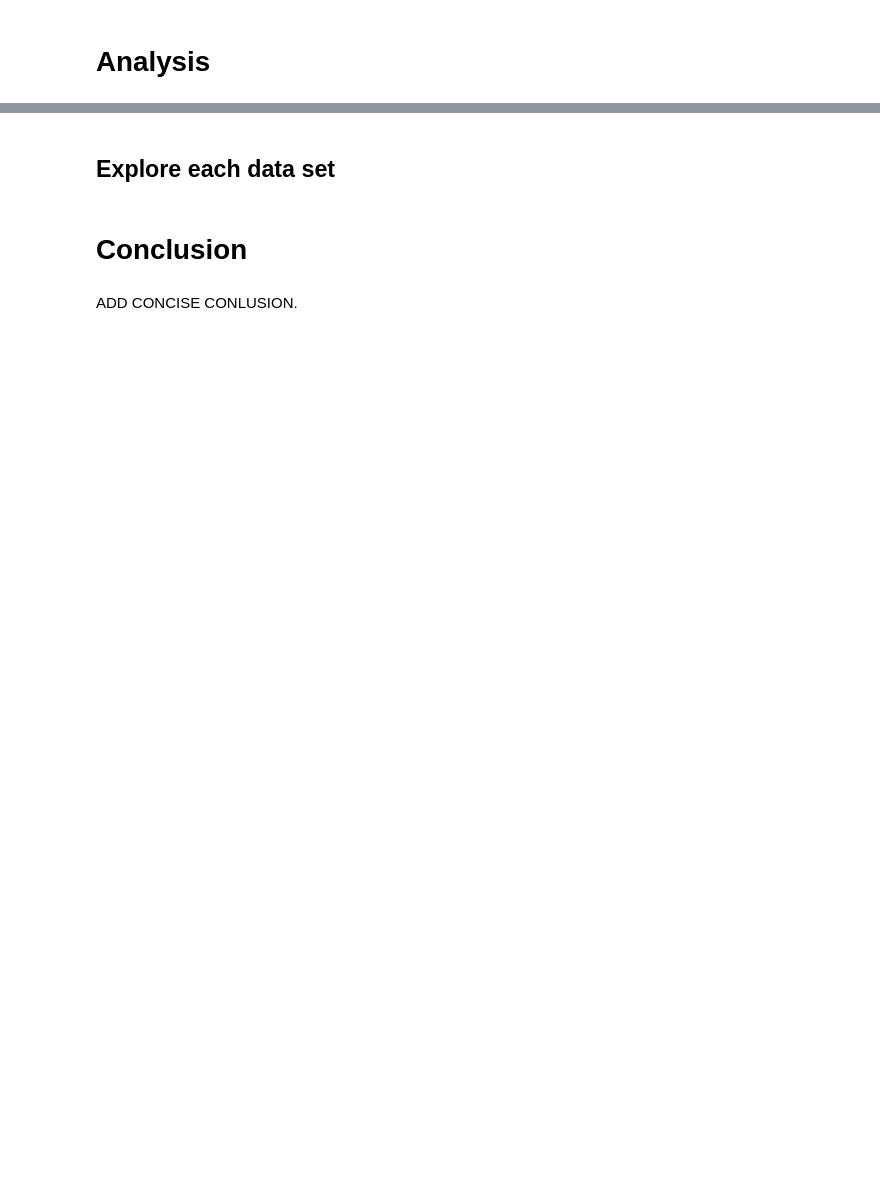
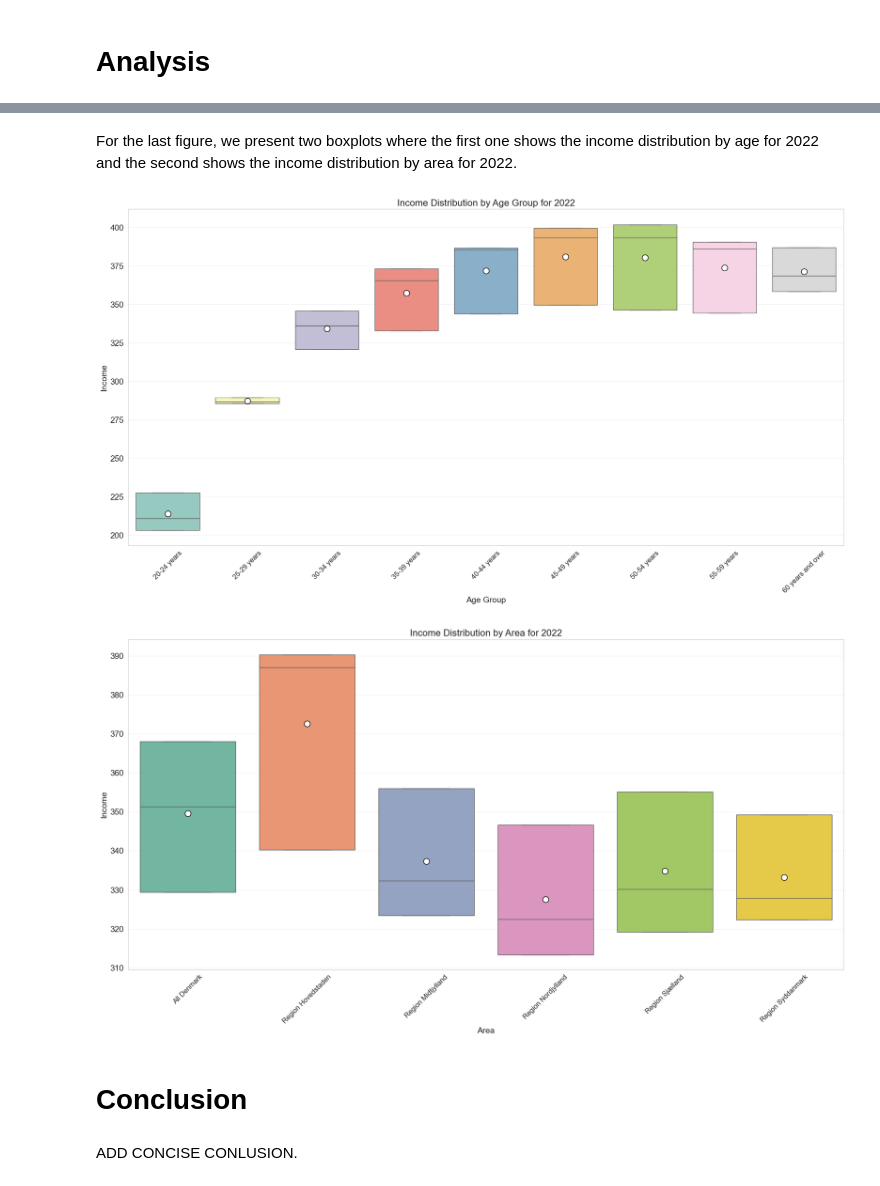
Before and after one commit to NumEconCopenhagen/projects-2024-isemjo, a Jupyter notebook: dataproject/dataproject.ipynb, the cells around one changed output, grey strips where cells are left out. Saved outputs shown, nothing was run; the diff lists cells and outputs as text; code cells hidden in the pictures; blank space fills up the shorter version.

```diff
--- a/dataproject/dataproject.ipynb
+++ b/dataproject/dataproject.ipynb
@@ -152,29 +498,36 @@ warnings.filterwarnings('ignore', category=FutureWarning)
+# %% [markdown]
+For the last figure, we present two boxplots where the first one shows the income distribution by age for 2022 and the second shows the income distribution by area for 2022.
 # %%
+# Filter merged_df for the most recent year
+merged_df_recent_year = merged_df[merged_df['TID'] == most_recent_year]
+
+# Now, proceed with your seaborn plots
 import seaborn as sns
 
 # Set the seaborn style for better aesthetics
 sns.set_style("whitegrid")
 
-# For Age Groups
+# Plotting the boxplot for Age Groups
 plt.figure(figsize=(18, 10))
 sns.boxplot(x='ALDER1', y='INDHOLD_age', data=merged_df_recent_year, palette="Set3", showfliers=True, showmeans=True,
             meanprops={"marker":"o", "markerfacecolor":"white", "markeredgecolor":"black", "markersize":"10"})
 plt.title(f'Income Distribution by Age Group for {most_recent_year}', fontsize=16)
 plt.xlabel('Age Group', fontsize=14)
 plt.ylabel('Income', fontsize=14)
-plt.xticks(rotation=45, fontsize=12)  # Ensure labels are readable
-plt.tight_layout()  # Adjust layout to make room for label
+plt.xticks(rotation=45, fontsize=12)
+plt.tight_layout()
 plt.show()
 
-# For Areas
+# Plotting the boxplot for Areas
 plt.figure(figsize=(18, 10))
 sns.boxplot(x='OMRÅDE', y='INDHOLD_area', data=merged_df_recent_year, palette="Set2", showfliers=True, showmeans=True,
             meanprops={"marker":"o", "markerfacecolor":"white", "markeredgecolor":"black", "markersize":"10"})
 plt.title(f'Income Distribution by Area for {most_recent_year}', fontsize=16)
 plt.xlabel('Area', fontsize=14)
 plt.ylabel('Income', fontsize=14)
-plt.xticks(rotation=45, fontsize=12)  # Ensure labels are readable
-plt.tight_layout()  # Adjust layout to make room for label
+plt.xticks(rotation=45, fontsize=12)
+plt.tight_layout()
 plt.show()
+# %% [output]
+[figure, added]
+[figure, added]
-# %% [markdown]
-## Explore each data set
```
Also changed, not shown: parts of 44 cells of this notebook.
